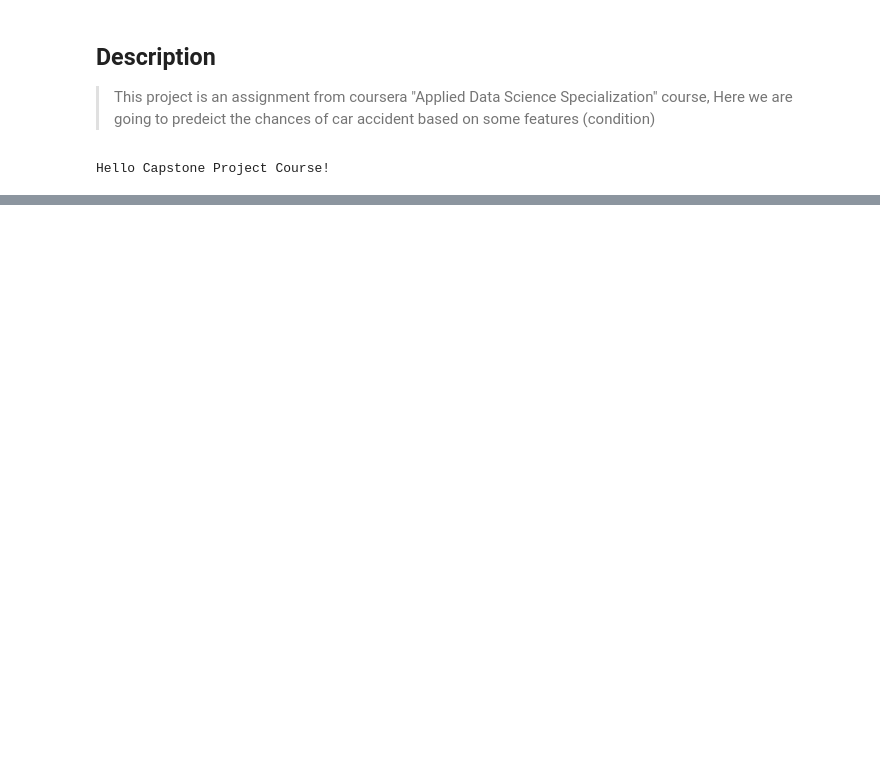
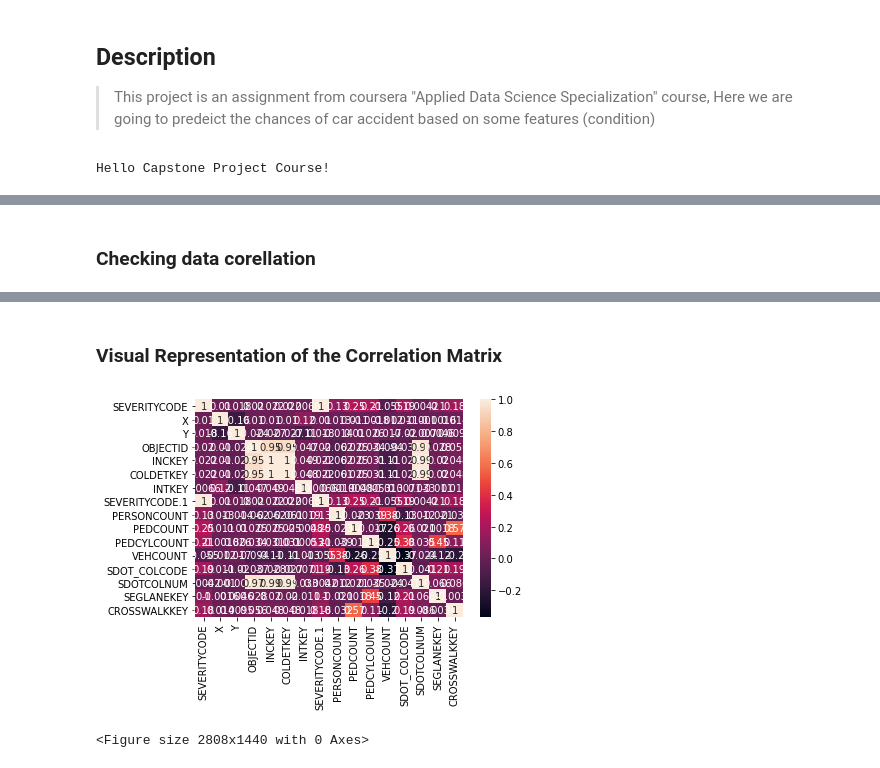
Before and after one commit to aks97cs/applied-datascience-on-car-collision, a Jupyter notebook: car-collision-capston.ipynb, the cells around one changed output, grey strips where cells are left out. Saved outputs shown, nothing was run; the diff lists cells and outputs as text; code cells hidden in the pictures; blank space fills up the shorter version.

Commit message:
data corellation

```diff
--- a/car-collision-capston.ipynb
+++ b/car-collision-capston.ipynb
@@ -98,2 +36,0 @@ len(df)
-# %%
-df.dropna(subset=['SEVERITYCODE'], axis=0, inplace=True)
@@ -104,3 +51,5 @@ len(df)
+# %% [markdown]
+### Checking data corellation
 # %%
 df.corr()
 # %% [output]
@@ -121,3 +70,12 @@ df.corr()
 | SDOTCOLNUM | 0.004226 | -0.001016 | -0.006958 | 0.969276 | 0.990571 | 0.990571 | 0.032604 | 0.004226 | 0.011784 | ... |
 | SEGLANEKEY | 0.104276 | -0.001618 | 0.004618 | 0.028076 | 0.019701 | 0.019586 | -0.010510 | 0.104276 | -0.021383 | ... |
 | CROSSWALKKEY | 0.175093 | 0.013586 | 0.009508 | 0.056046 | 0.048179 | 0.048063 | 0.018420 | 0.175093 | -0.032258 | ... |
+# %% [markdown]
+### Visual Representation of the Correlation Matrix
+# %%
+sns.heatmap(df.corr(), annot=True)
+plt.figure(figsize=(39,20))
+plt.show()
+# %% [output]
+[figure, added]
+<Figure size 2808x1440 with 0 Axes>
```
Also changed, not shown: parts of 15 cells of this notebook.
